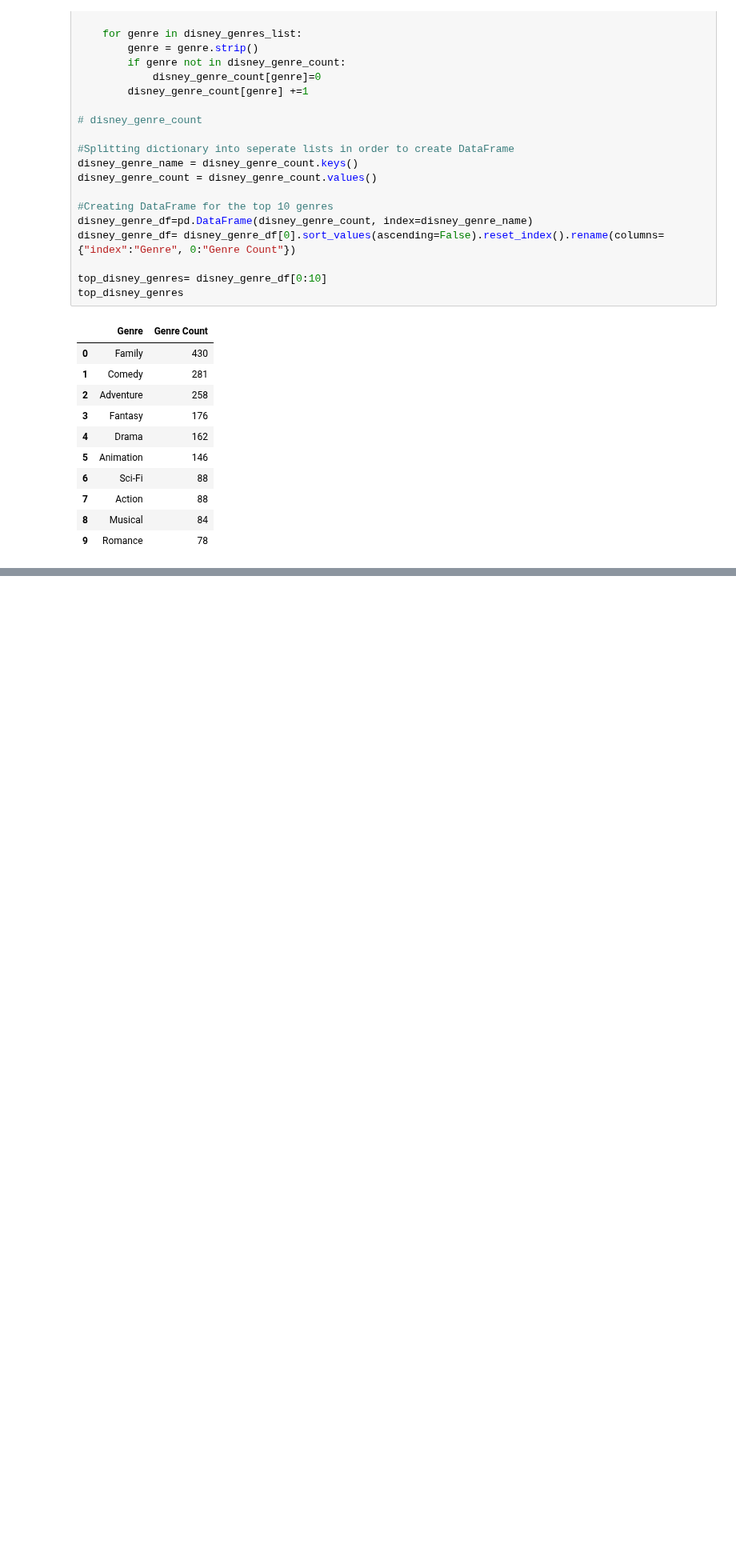
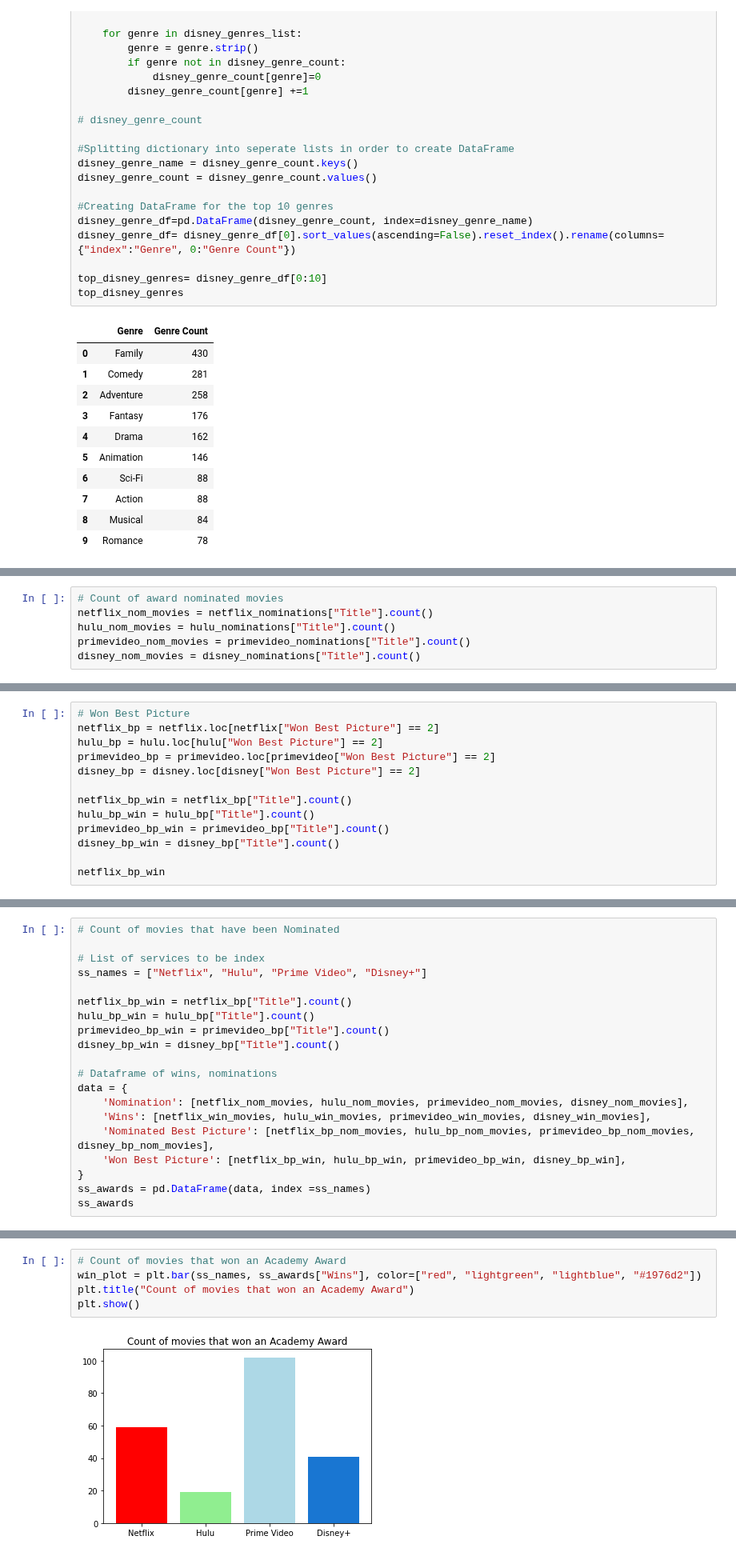
Before and after one commit to jacance/streaming-service-analysis, a Jupyter notebook: pristine_justin.ipynb, the cells around one changed output, grey strips where cells are left out. Shown at 80% size. Drawn from its saved outputs; the diff is of its cells as text; blank space fills up the shorter version.

```diff
--- a/pristine_justin.ipynb
+++ b/pristine_justin.ipynb
@@ -536,0 +563,6 @@ top_disney_genres.plot.bar(x='Genre', y='Genre Count', rot=90, color='b')
+# %%
+# Count of award nominated movies
+netflix_nom_movies = netflix_nominations["Title"].count()
+hulu_nom_movies = hulu_nominations["Title"].count()
+primevideo_nom_movies = primevideo_nominations["Title"].count()
+disney_nom_movies = disney_nominations["Title"].count()
@@ -536,0 +591,13 @@ top_disney_genres.plot.bar(x='Genre', y='Genre Count', rot=90, color='b')
+# %%
+# Won Best Picture
+netflix_bp = netflix.loc[netflix["Won Best Picture"] == 2]
+hulu_bp = hulu.loc[hulu["Won Best Picture"] == 2]
+primevideo_bp = primevideo.loc[primevideo["Won Best Picture"] == 2]
+disney_bp = disney.loc[disney["Won Best Picture"] == 2]
+
+netflix_bp_win = netflix_bp["Title"].count()
+hulu_bp_win = hulu_bp["Title"].count()
+primevideo_bp_win = primevideo_bp["Title"].count()
+disney_bp_win = disney_bp["Title"].count()
+
+netflix_bp_win
@@ -536,0 +606,20 @@ top_disney_genres.plot.bar(x='Genre', y='Genre Count', rot=90, color='b')
+# %%
+# Count of movies that have been Nominated
+
+# List of services to be index
+ss_names = ["Netflix", "Hulu", "Prime Video", "Disney+"]
+
+netflix_bp_win = netflix_bp["Title"].count()
+hulu_bp_win = hulu_bp["Title"].count()
+primevideo_bp_win = primevideo_bp["Title"].count()
+disney_bp_win = disney_bp["Title"].count()
+
+# Dataframe of wins, nominations
+data = {
+    'Nomination': [netflix_nom_movies, hulu_nom_movies, primevideo_nom_movies, disney_nom_movies],
+    'Wins': [netflix_win_movies, hulu_win_movies, primevideo_win_movies, disney_win_movies],
+    'Nominated Best Picture': [netflix_bp_nom_movies, hulu_bp_nom_movies, primevideo_bp_nom_movies, disney_bp_nom_movies],
+    'Won Best Picture': [netflix_bp_win, hulu_bp_win, primevideo_bp_win, disney_bp_win],
+}
+ss_awards = pd.DataFrame(data, index =ss_names)
+ss_awards
@@ -536,0 +632,7 @@ top_disney_genres.plot.bar(x='Genre', y='Genre Count', rot=90, color='b')
+# %%
+# Count of movies that won an Academy Award
+win_plot = plt.bar(ss_names, ss_awards["Wins"], color=["red", "lightgreen", "lightblue", "#1976d2"])
+plt.title("Count of movies that won an Academy Award")
+plt.show()
+# %% [output]
+[figure, added]
```
Also changed, not shown: parts of 17 cells of this notebook.
